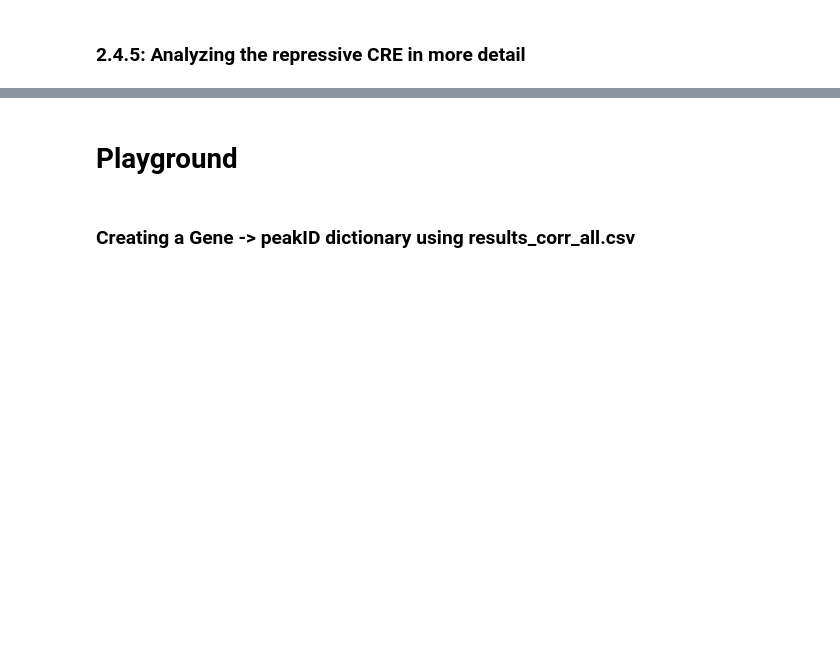
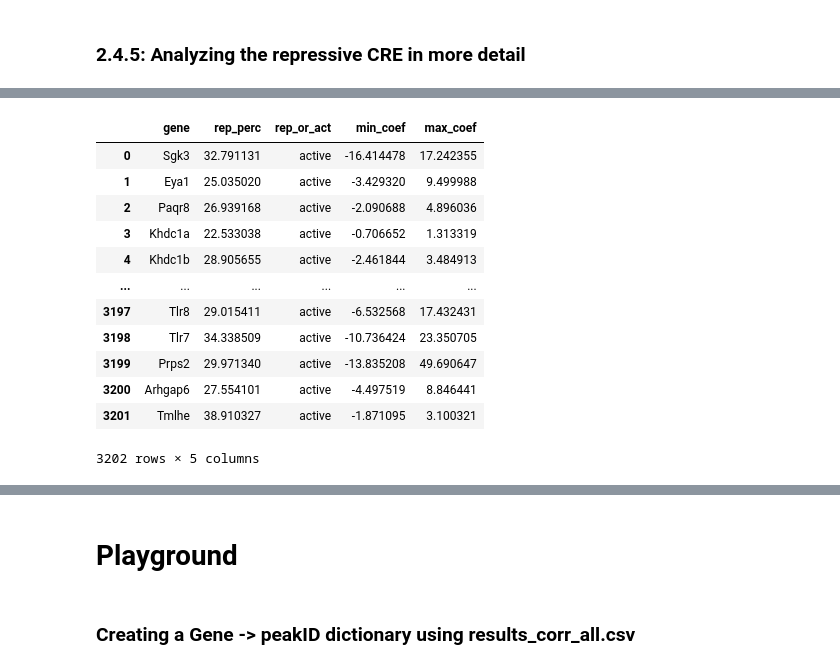
Before and after one commit to datascience-mobi-2026/topic04_team03, a Jupyter notebook: jupyter_peter_v1.2.ipynb, the cells around one changed output, grey strips where cells are left out. Saved outputs shown, nothing was run; the diff lists cells and outputs as text; code cells hidden in the pictures; blank space fills up the shorter version.

```diff
--- a/jupyter_peter_v1.2.ipynb
+++ b/jupyter_peter_v1.2.ipynb
@@ -1967,0 +766,54 @@ cre_summary, model_info, fig, ax = plot_cre_profiles(
+# %%
+#extracting coef_dictionary
+
+gene_coef_dictionary_path = Path('data') / 'gene_coef_dictionary.csv'
+gene_coef_dictionary = pd.read_csv(gene_coef_dictionary_path)
+gene_coef_dictionary = gene_coef_dictionary.dropna(subset=["cv"])
+
+genes_OkayCV = gene_coef_dictionary[gene_coef_dictionary["cv"] >= 0.35]
+
+
+#dataframe (gene|rep.%|rep. or act|strongest rep.|strongest act.)
+
+genes_by_rep_perc = []
+
+for gene in genes_OkayCV["gene"]:
+
+    row = genes_OkayCV.loc[genes_OkayCV["gene"] == gene].iloc[0]
+    coef_dict = literal_eval(row["coefs"])
+
+    coef_theframe = pd.DataFrame({
+    "peak_id": coef_dict.keys(),
+    "coefficient": coef_dict.values()})
+
+    coef_theframe["abs_coefficient"] = coef_theframe["coefficient"].abs()
+
+
+    repression_percent = (coef_theframe.loc[coef_theframe["coefficient"] < 0,"abs_coefficient"].sum() /coef_theframe["abs_coefficient"].sum()) * 100
+
+    label = "repressive" if repression_percent > 50 else "active"
+
+    genes_by_rep_perc.append({
+        "gene": gene,
+        "rep_perc": repression_percent,
+        "rep_or_act": label,
+        "min_coef": coef_theframe["coefficient"].min(),
+        "max_coef": coef_theframe["coefficient"].max()
+    })
+
+genes_by_rep_perc = pd.DataFrame(genes_by_rep_perc)
+genes_by_rep_perc
+# %% [output]
+|  | gene | rep_perc | rep_or_act | min_coef | max_coef |
+| 0 | Sgk3 | 32.791131 | active | -16.414478 | 17.242355 |
+| 1 | Eya1 | 25.035020 | active | -3.429320 | 9.499988 |
+| 2 | Paqr8 | 26.939168 | active | -2.090688 | 4.896036 |
+| 3 | Khdc1a | 22.533038 | active | -0.706652 | 1.313319 |
+| 4 | Khdc1b | 28.905655 | active | -2.461844 | 3.484913 |
+| ... | ... | ... | ... | ... | ... |
+| 3197 | Tlr8 | 29.015411 | active | -6.532568 | 17.432431 |
+| 3198 | Tlr7 | 34.338509 | active | -10.736424 | 23.350705 |
+| 3199 | Prps2 | 29.971340 | active | -13.835208 | 49.690647 |
+| 3200 | Arhgap6 | 27.554101 | active | -4.497519 | 8.846441 |
+| 3201 | Tmlhe | 38.910327 | active | -1.871095 | 3.100321 |
+3202 rows × 5 columns
```
Also changed, not shown: parts of 53 cells of this notebook, 1 other file.
